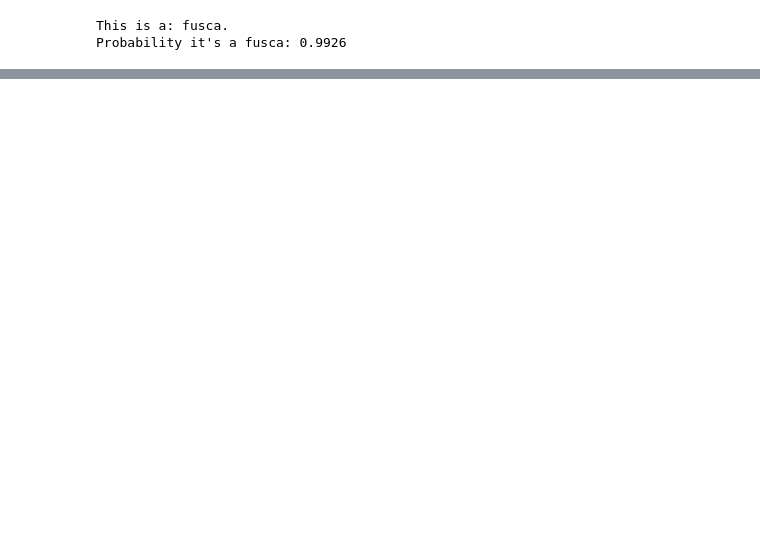
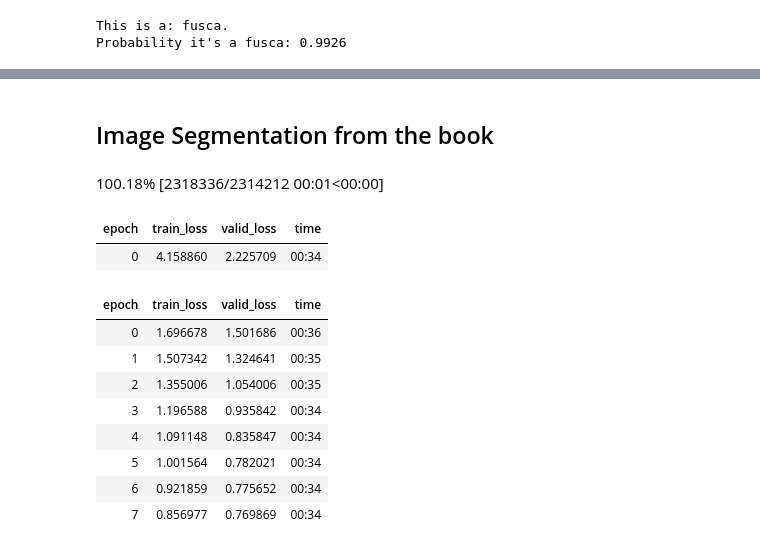
Before and after one commit to yurimarca/fastai-course-22-personal-notebook, a Jupyter notebook: 01-fastai-intro.ipynb, the cells around one changed output, grey strips where cells are left out. Drawn from its saved outputs; the diff is of its cells as text; code cells hidden in the pictures; blank space fills up the shorter version.

Commit message:
Run some other code for first class from the book

```diff
--- a/01-fastai-intro.ipynb
+++ b/01-fastai-intro.ipynb
@@ -251,0 +313,27 @@ Probability it's a fusca: 0.9926
+# %% [markdown]
+## Image Segmentation from the book
+# %%
+from fastbook import *
+from fastai.vision.all import *
+
+path = untar_data(URLs.CAMVID_TINY)
+dls = SegmentationDataLoaders.from_label_func(
+    path, bs=8, fnames = get_image_files(path/"images"),
+    label_func = lambda o: path/'labels'/f'{o.stem}_P{o.suffix}',
+    codes = np.loadtxt(path/'codes.txt', dtype=str)
+)
+learn = unet_learner(dls, resnet34)
+learn.fine_tune(8)
+# %% [output]
+100.18% [2318336/2314212 00:01<00:00]
+| epoch | train_loss | valid_loss | time |
+| 0 | 4.158860 | 2.225709 | 00:34 |
+| epoch | train_loss | valid_loss | time |
+| 0 | 1.696678 | 1.501686 | 00:36 |
+| 1 | 1.507342 | 1.324641 | 00:35 |
+| 2 | 1.355006 | 1.054006 | 00:35 |
+| 3 | 1.196588 | 0.935842 | 00:34 |
+| 4 | 1.091148 | 0.835847 | 00:34 |
+| 5 | 1.001564 | 0.782021 | 00:34 |
+| 6 | 0.921859 | 0.775652 | 00:34 |
+| 7 | 0.856977 | 0.769869 | 00:34 |
```
Also changed, not shown: parts of 8 cells of this notebook.
